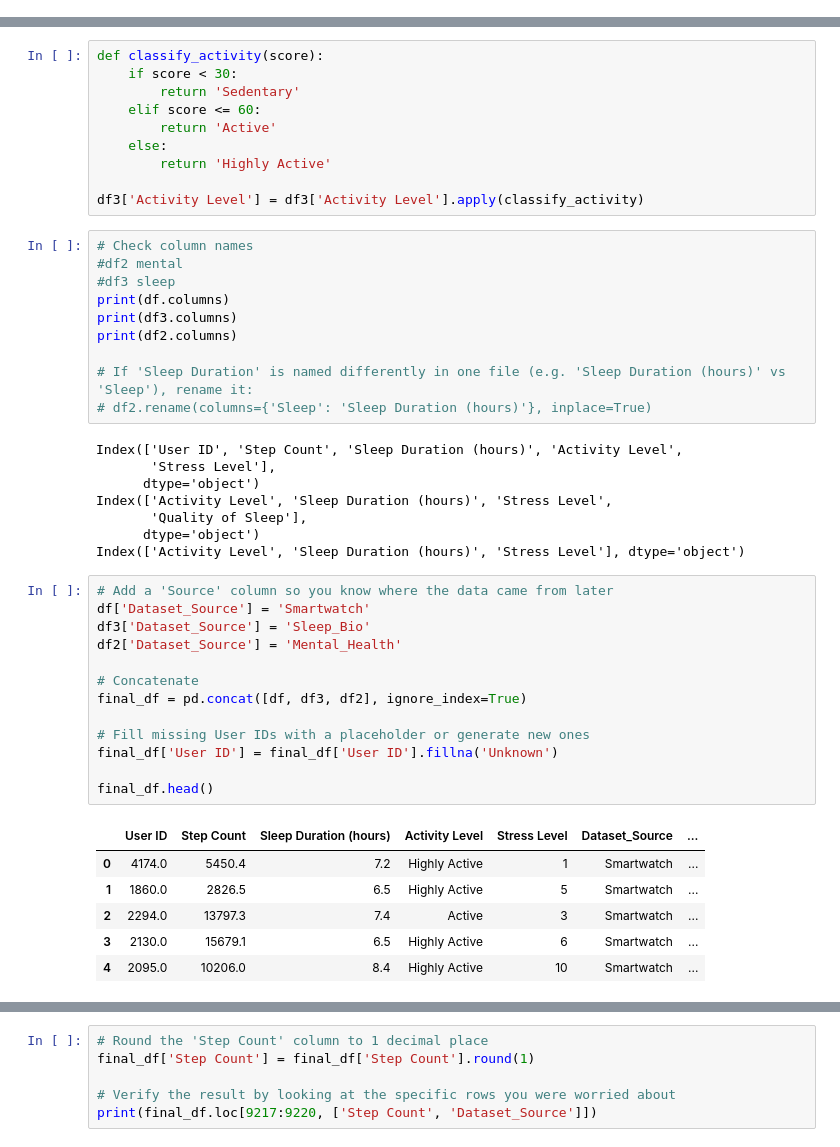
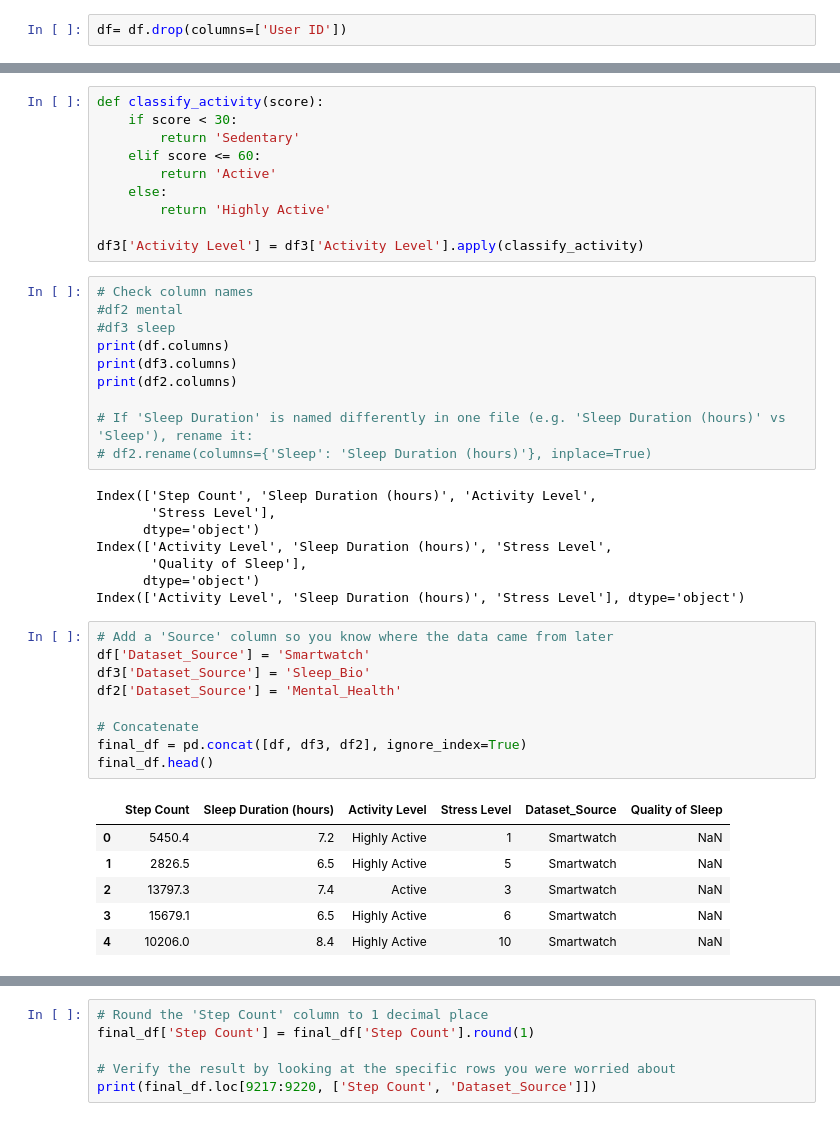
Before and after one commit to LuoYanHao-2025/Data_Science_Group31, a Jupyter notebook: project.ipynb, the cells around one changed output, grey strips where cells are left out. Saved outputs shown, nothing was run; the diff lists cells and outputs as text.

```diff
--- a/project.ipynb
+++ b/project.ipynb
@@ -72,6 +72,8 @@ df = df.dropna(subset=['Stress Level'])
 
 # 3. (Optional) Convert back to integers to look clean (e.g., 8.0 -> 8)
 df['Stress Level'] = df['Stress Level'].astype(int)
+# %%
+df= df.drop(columns=['User ID'])
 # %%
 df.head()
 # %% [output]
@@ -185,7 +187,7 @@ print(df2.columns)
 # If 'Sleep Duration' is named differently in one file (e.g. 'Sleep Duration (hours)' vs 'Sleep'), rename it:
 # df2.rename(columns={'Sleep': 'Sleep Duration (hours)'}, inplace=True)
 # %% [output]
-Index(['User ID', 'Step Count', 'Sleep Duration (hours)', 'Activity Level',
+Index(['Step Count', 'Sleep Duration (hours)', 'Activity Level',
        'Stress Level'],
       dtype='object')
 Index(['Activity Level', 'Sleep Duration (hours)', 'Stress Level',
@@ -195,23 +197,19 @@ Index(['Activity Level', 'Sleep Duration (hours)', 'Stress Level'], dtype='objec
 # %%
 # Add a 'Source' column so you know where the data came from later
 df['Dataset_Source'] = 'Smartwatch'
 df3['Dataset_Source'] = 'Sleep_Bio'
 df2['Dataset_Source'] = 'Mental_Health'
 
 # Concatenate
 final_df = pd.concat([df, df3, df2], ignore_index=True)
-
-# Fill missing User IDs with a placeholder or generate new ones
-final_df['User ID'] = final_df['User ID'].fillna('Unknown')
-
 final_df.head()
 # %% [output]
-|  | User ID | Step Count | Sleep Duration (hours) | Activity Level | Stress Level | Dataset_Source | ... |
-| 0 | 4174.0 | 5450.4 | 7.2 | Highly Active | 1 | Smartwatch | ... |
-| 1 | 1860.0 | 2826.5 | 6.5 | Highly Active | 5 | Smartwatch | ... |
-| 2 | 2294.0 | 13797.3 | 7.4 | Active | 3 | Smartwatch | ... |
-| 3 | 2130.0 | 15679.1 | 6.5 | Highly Active | 6 | Smartwatch | ... |
-| 4 | 2095.0 | 10206.0 | 8.4 | Highly Active | 10 | Smartwatch | ... |
+|  | Step Count | Sleep Duration (hours) | Activity Level | Stress Level | Dataset_Source | Quality of Sleep |
+| 0 | 5450.4 | 7.2 | Highly Active | 1 | Smartwatch | NaN |
+| 1 | 2826.5 | 6.5 | Highly Active | 5 | Smartwatch | NaN |
+| 2 | 13797.3 | 7.4 | Active | 3 | Smartwatch | NaN |
+| 3 | 15679.1 | 6.5 | Highly Active | 6 | Smartwatch | NaN |
+| 4 | 10206.0 | 8.4 | Highly Active | 10 | Smartwatch | NaN |
 # %%
 # 1. Fill missing Step Counts with the average step count
 mean_steps = final_df['Step Count'].mean()
```
Also changed, not shown: parts of 7 cells of this notebook.
